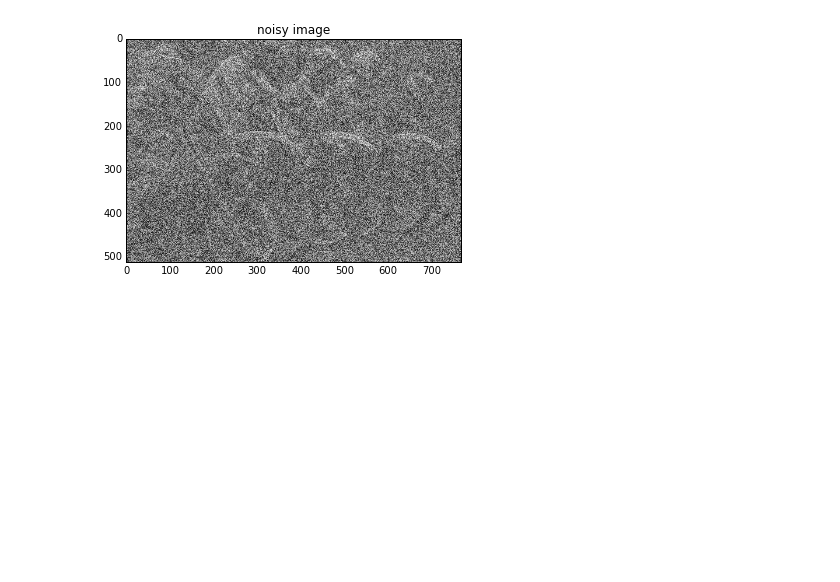
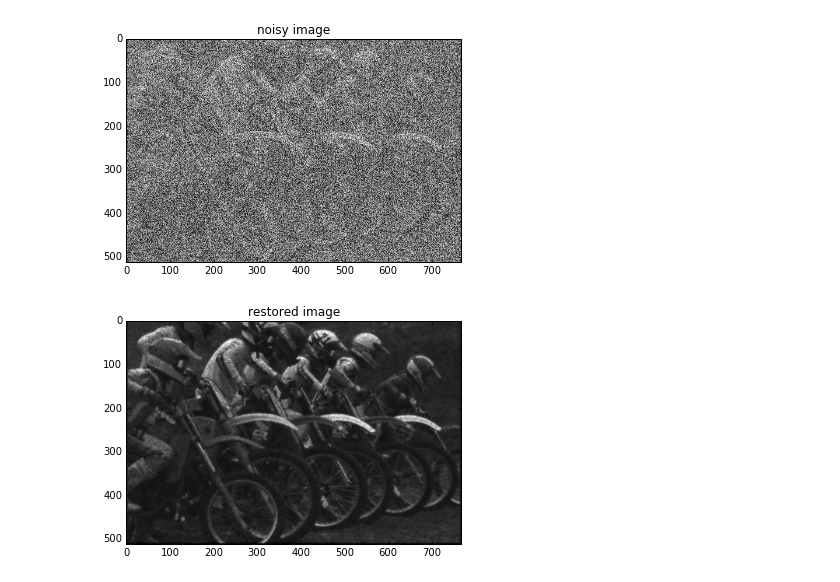
Before and after one commit to jk5500/map-image-restoration, a Jupyter notebook: Map image restoration.ipynb, the cells around one changed output. Cells and saved outputs as stored; diff of their text form; code cells hidden in the pictures; blank space fills up the shorter version.

```diff
--- a/Map image restoration.ipynb
+++ b/Map image restoration.ipynb
@@ -39,3 +39,7 @@ for f in range(K):
 # %%
 myall=xs
 plt.imshow(myall,plt.cm.gray)
+plt.title('restored image')
+plt.show()
+# %% [output]
+[figure, added]
```
